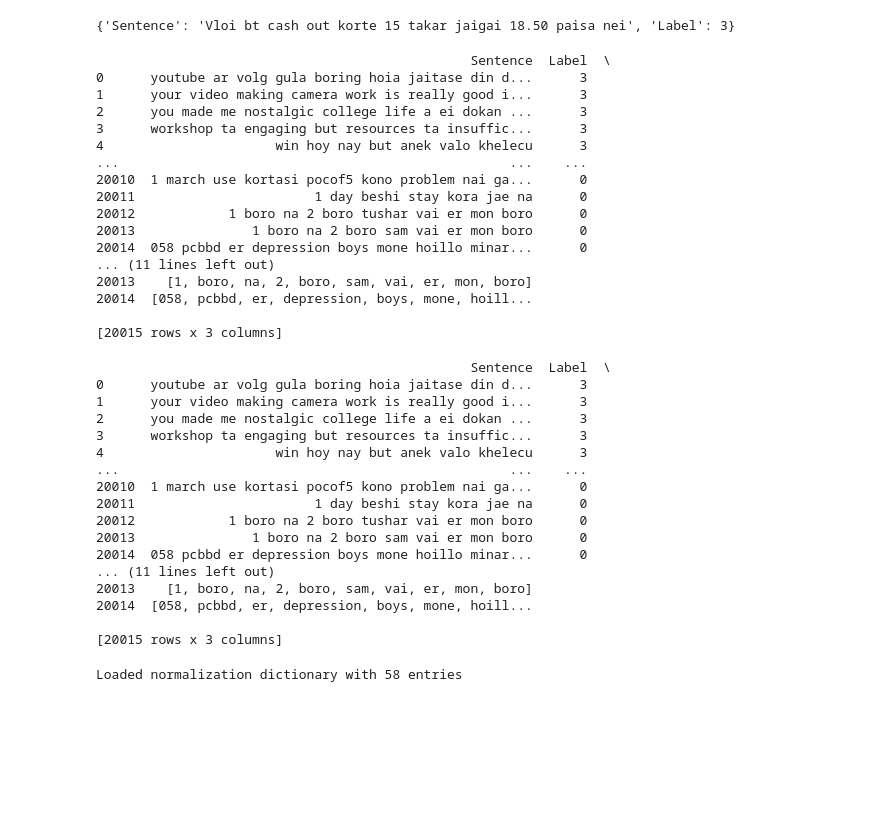
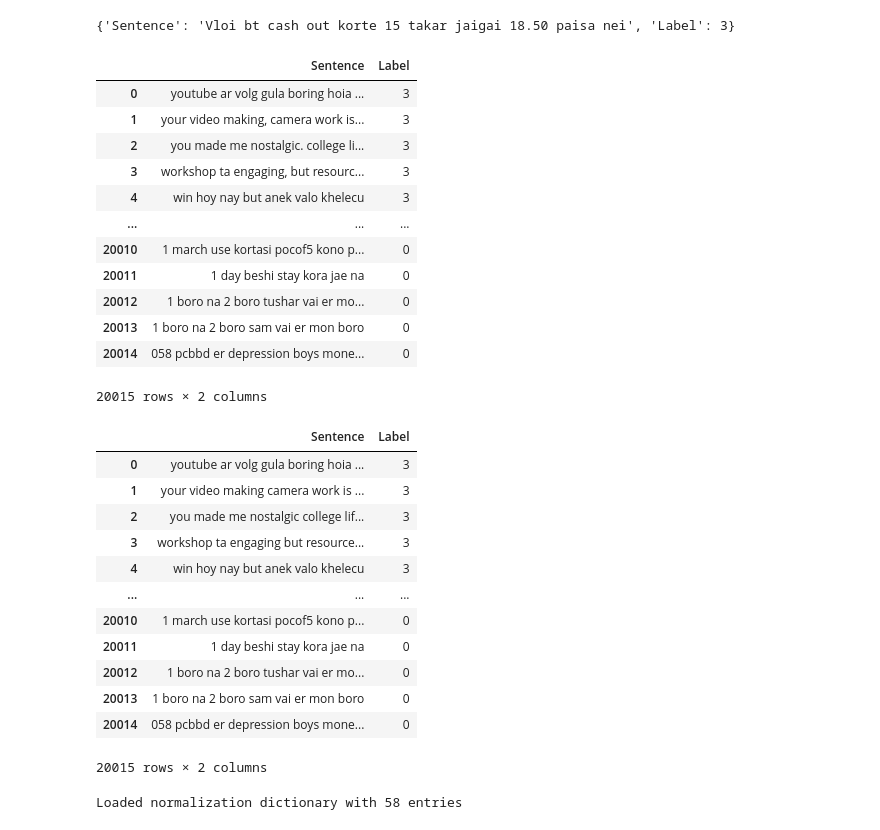
Before and after one commit to ashibullah/Romanian-Bangla-Sentiment-Analysis-NLP, a Jupyter notebook: RomanianBanglaSentimentAnalysis.ipynb, the cells around one changed output. Drawn from its saved outputs; the diff is of its cells as text; code cells hidden in the pictures; blank space fills up the shorter version.

```diff
--- a/RomanianBanglaSentimentAnalysis.ipynb
+++ b/RomanianBanglaSentimentAnalysis.ipynb
@@ -43,49 +43,41 @@ print(df[20])
 # %%
 # Create DataFrame
 df = pd.DataFrame(df)
 # Convert 'Sentence' column to lowercase
 df['Sentence'] = df['Sentence'].str.lower()
-print(df)
+df
 # %% [output]
+|  | Sentence | Label |
+| 0 | youtube ar volg gula boring hoia ... | 3 |
+| 1 | your video making, camera work is... | 3 |
+| 2 | you made me nostalgic. college li... | 3 |
+| 3 | workshop ta engaging, but resourc... | 3 |
+| 4 | win hoy nay but anek valo khelecu | 3 |
+| ... | ... | ... |
+| 20010 | 1 march use kortasi pocof5 kono p... | 0 |
+| 20011 | 1 day beshi stay kora jae na | 0 |
+| 20012 | 1 boro na 2 boro tushar vai er mo... | 0 |
+| 20013 | 1 boro na 2 boro sam vai er mon boro | 0 |
+| 20014 | 058 pcbbd er depression boys mone... | 0 |
-                                                Sentence  Label  \
-0      youtube ar volg gula boring hoia jaitase din d...      3
-1      your video making camera work is really good i...      3
-2      you made me nostalgic college life a ei dokan ...      3
-3      workshop ta engaging but resources ta insuffic...      3
-4                      win hoy nay but anek valo khelecu      3
-...                                                  ...    ...
-20010  1 march use kortasi pocof5 kono problem nai ga...      0
-20011                       1 day beshi stay kora jae na      0
-20012            1 boro na 2 boro tushar vai er mon boro      0
-20013               1 boro na 2 boro sam vai er mon boro      0
-20014  058 pcbbd er depression boys mone hoillo minar...      0
-... (11 lines left out)
-20013    [1, boro, na, 2, boro, sam, vai, er, mon, boro]
-20014  [058, pcbbd, er, depression, boys, mone, hoill...
-
-[20015 rows x 3 columns]
+20015 rows × 2 columns
 # %%
 # remove urls
 df['Sentence'] = df['Sentence'].apply(clean_text)
-print(df)
+df
 # %% [output]
+|  | Sentence | Label |
+| 0 | youtube ar volg gula boring hoia ... | 3 |
+| 1 | your video making camera work is ... | 3 |
+| 2 | you made me nostalgic college lif... | 3 |
+| 3 | workshop ta engaging but resource... | 3 |
+| 4 | win hoy nay but anek valo khelecu | 3 |
+| ... | ... | ... |
+| 20010 | 1 march use kortasi pocof5 kono p... | 0 |
+| 20011 | 1 day beshi stay kora jae na | 0 |
+| 20012 | 1 boro na 2 boro tushar vai er mo... | 0 |
+| 20013 | 1 boro na 2 boro sam vai er mon boro | 0 |
+| 20014 | 058 pcbbd er depression boys mone... | 0 |
-                                                Sentence  Label  \
-0      youtube ar volg gula boring hoia jaitase din d...      3
-1      your video making camera work is really good i...      3
-2      you made me nostalgic college life a ei dokan ...      3
-3      workshop ta engaging but resources ta insuffic...      3
-4                      win hoy nay but anek valo khelecu      3
-...                                                  ...    ...
-20010  1 march use kortasi pocof5 kono problem nai ga...      0
-20011                       1 day beshi stay kora jae na      0
-20012            1 boro na 2 boro tushar vai er mon boro      0
-20013               1 boro na 2 boro sam vai er mon boro      0
-20014  058 pcbbd er depression boys mone hoillo minar...      0
-... (11 lines left out)
-20013    [1, boro, na, 2, boro, sam, vai, er, mon, boro]
-20014  [058, pcbbd, er, depression, boys, mone, hoill...
-
-[20015 rows x 3 columns]
+20015 rows × 2 columns
 # %%
 # df = df['Sentence'].apply(correct_text)
 # avoiding this
```
Also changed, not shown: parts of 1 cell of this notebook.
